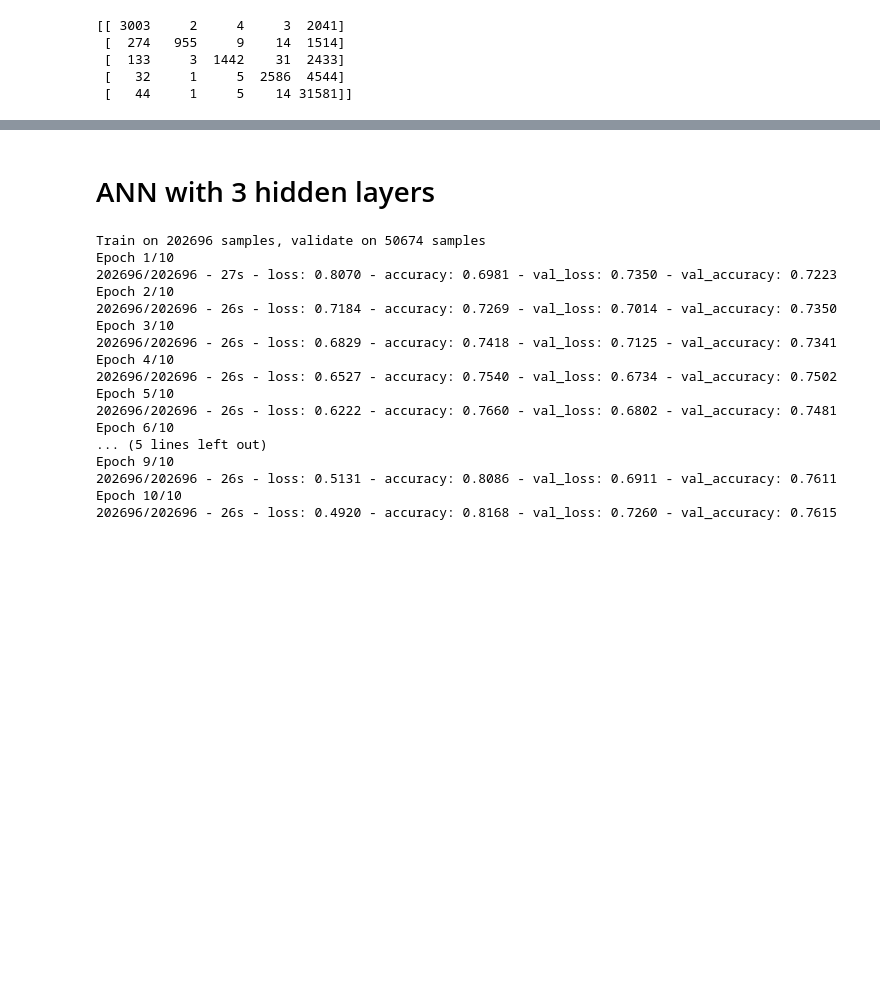
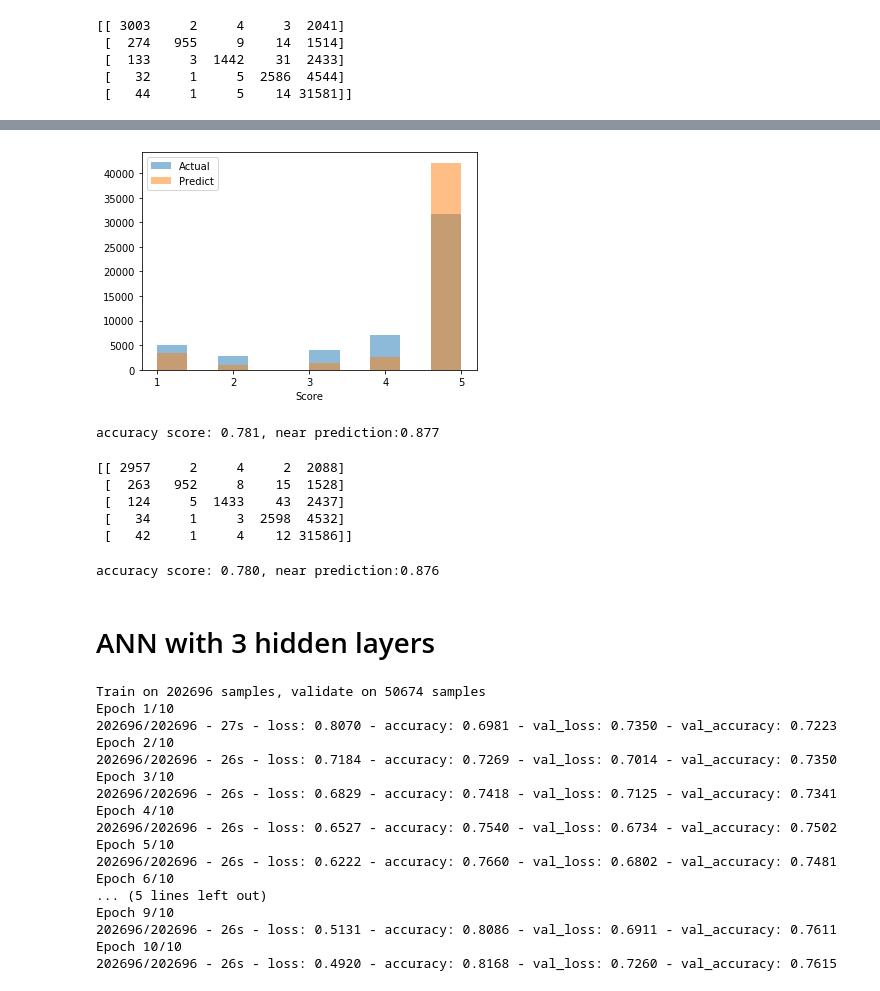
Before and after one commit to EllyKyles/amazon_review_analysis, a Jupyter notebook: neural_network/ANN_TFID_1.ipynb, the cells around one changed output, grey strips where cells are left out. Saved outputs shown, nothing was run; the diff lists cells and outputs as text; code cells hidden in the pictures; blank space fills up the shorter version.

```diff
--- a/neural_network/ANN_TFID_1.ipynb
+++ b/neural_network/ANN_TFID_1.ipynb
@@ -68,0 +97,20 @@ array([[ 3003,     2,     4,     3,  2041],
+# %%
+fig, ax = plt.subplots()
+
+ax.hist(test_df['Score'], label = 'Actual', alpha = 0.5)
+ax.hist(y_hat, alpha = 0.5, label = 'Predict')
+x = np.arange(1,6)
+labels = ['1', '2','3','4','5']
+
+#ax.set_xticks(x)
+#ax.set_xticklabels(squad, minor=False, rotation=45)
+plt.xticks(x,labels)
+plt.xlabel('Score')
+plt.legend();
+plt.savefig('pre_act_best_model_randomforest.png')
+# %% [output]
+[figure, added]
+# %%
+print(f'accuracy score: {accuracy_score(cm_mulit_com):.3f}, near prediction:{near_score(cm_mulit_com):.3f}')
+# %% [output]
+accuracy score: 0.781, near prediction:0.877
@@ -69,3 +134,16 @@ array([[ 3003,     2,     4,     3,  2041],
+# %%
+cm_mulit_com1= confusion_matrix(test_df['Score'], y_hat1)
+print(cm_mulit_com1)
+# %% [output]
+[[ 2957     2     4     2  2088]
+ [  263   952     8    15  1528]
+ [  124     5  1433    43  2437]
+ [   34     1     3  2598  4532]
+ [   42     1     4    12 31586]]
+# %%
+print(f'accuracy score: {accuracy_score(cm_mulit_com1):.3f}, near prediction:{near_score(cm_mulit_com1):.3f}')
+# %% [output]
+accuracy score: 0.780, near prediction:0.876
 # %% [markdown]
 # ANN with 3 hidden layers
 # %%
```
Also changed, not shown: parts of 26 cells of this notebook, 9 other files.
